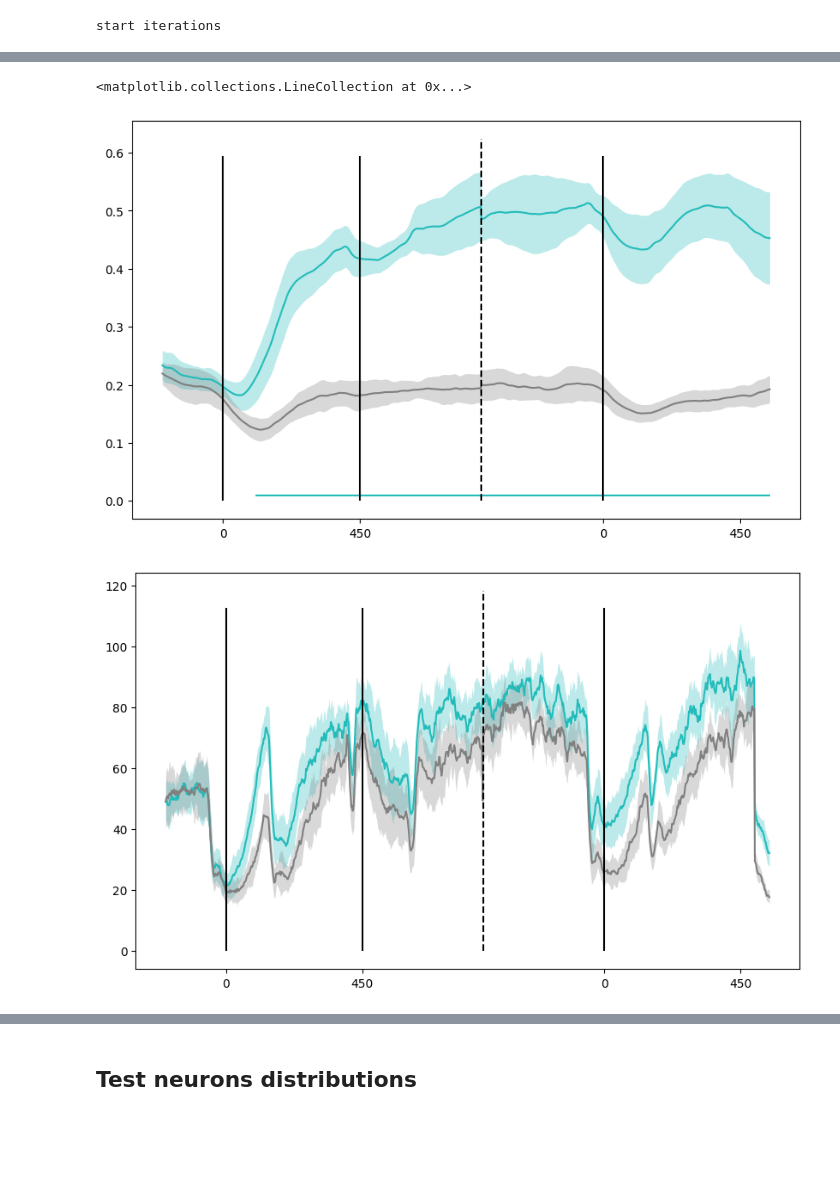
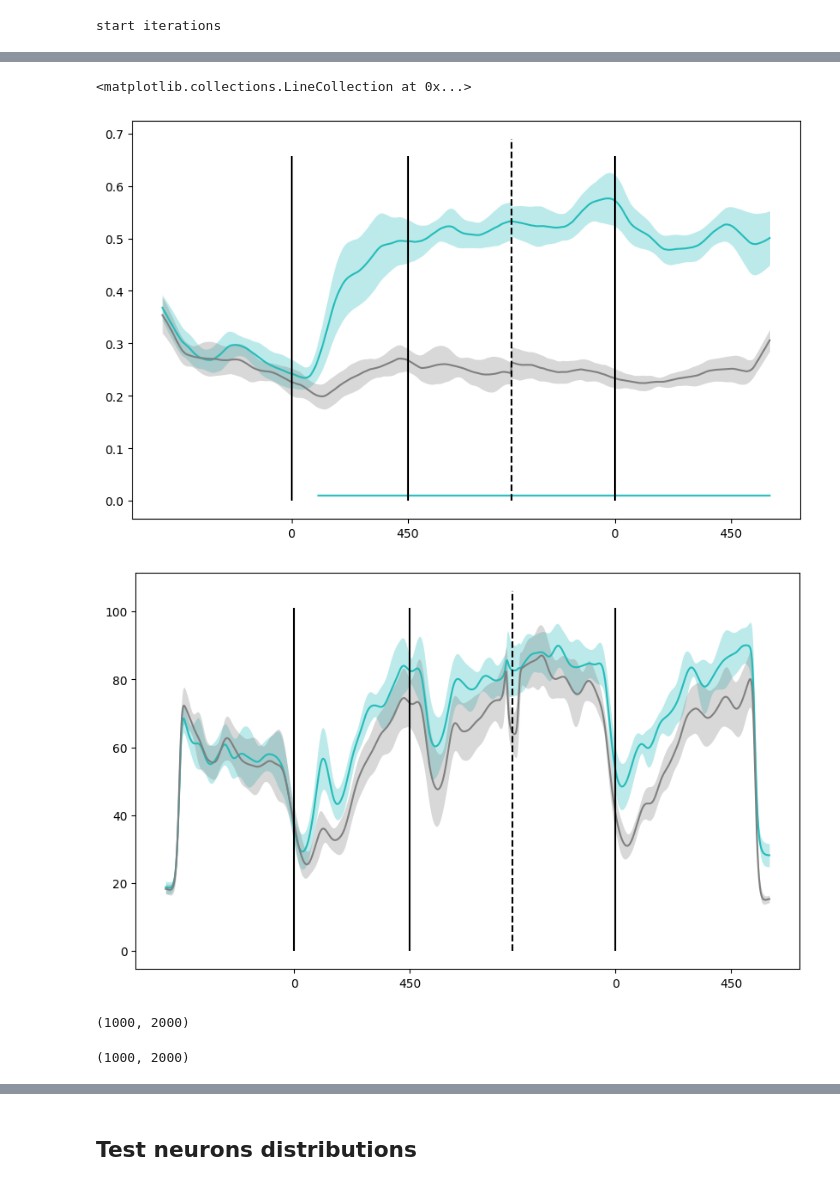
Before and after one commit to Ibos-lab/Users, a Jupyter notebook: losadac/population_distance/population_distance.ipynb, the cells around one changed output, grey strips where cells are left out. Saved outputs shown, nothing was run; the diff lists cells and outputs as text; code cells hidden in the pictures; blank space fills up the shorter version.

```diff
--- a/losadac/population_distance/population_distance.ipynb
+++ b/losadac/population_distance/population_distance.ipynb
@@ -564,10 +582,14 @@ def get_distance(data, rng, min_trials, metric, select_n_neu=100):
     dtime=1
 
     v0 = (np.diff(reshape_pc[:,0,:],n=dtime,axis=1) / dtime)
+    v0 = convolve_signal(v0,fs = 1000,w_size=0.1,w_std=0.015,axis=-1)
     v1 = (np.diff(reshape_pc[:,1,:],n=dtime,axis=1) / dtime)
+    v1 = convolve_signal(v1,fs = 1000,w_size=0.1,w_std=0.015,axis=-1)
 
     v0g = (np.diff(fr_groups[:,0,:],n=dtime,axis=1) / dtime)
+    v0g = convolve_signal(v0g,fs = 1000,w_size=0.1,w_std=0.015,axis=-1)
     v1g = (np.diff(fr_groups[:,1,:],n=dtime,axis=1) / dtime)
+    v1g = convolve_signal(v1g,fs = 1000,w_size=0.1,w_std=0.015,axis=-1)
 
 
 
@@ -631,7 +653,7 @@ def compute_distance(
     time_before_t1on,
     avgwin,
     step,
-    min_sp_sec,
+    #min_sp_sec,
     n_test,
     min_trials,
     nonmatch,
@@ -672,7 +694,7 @@ def compute_distance(
         nonmatch=nonmatch,
         avgwin=avgwin,
         step=step,
-        n_sp_sec=min_sp_sec,
+        #n_sp_sec=min_sp_sec,
         norm=norm,
         zscore=zscore,
         include_nid=include_nid,
@@ -736,10 +758,10 @@ preprocessing={
     'n_test' : 1,
     'min_trials' : 25,
     'nonmatch': True,
-    'avgwin' : 20,
-    'step' : 2,
-    'min_sp_sec' : 1,
-    'norm' : False,
+    'avgwin' : 100,
+    'step' : 1,
+    #'min_sp_sec' : 0,
+    'norm' : True,
     'zscore' : False,
     'select_n_neu' : 100,
     'percentile':True,
@@ -768,7 +789,7 @@ def perm_test(x,y):
     return p
 color={'lip': '#23BCBA','pfc':'#B6BD32','v4':'#8F4A9D'}
 # %%
-step=2
+step=1
 # %%
 area='lip'
 ia=0
@@ -782,43 +803,43 @@ latency,_=smetrics.find_latency(
     p_value=1-p, win=75, step= 1, p_treshold= 0.05
     )
 p[:latency]=np.nan
-latency=latency-200/step
+latency=latency-500/step
 
-_=plt.plot(np.arange(len(p))-200/step,np.mean(d,axis=0),color=color[area],label=area+'(n:'+str(res.distance['n_neurons'])+') - Lat='+str(latency))
+_=plt.plot(np.arange(len(p))-500/step,np.mean(d,axis=0),color=color[area],label=area+'(n:'+str(res.distance['n_neurons'])+') - Lat='+str(latency))
 yerr=np.std(d,axis=0)
-plt.fill_between(np.arange(len(p))-200/step,np.mean(d,axis=0)-yerr,np.mean(d,axis=0)+yerr,color=color[area],alpha=0.3,linewidth=0.0)
+plt.fill_between(np.arange(len(p))-500/step,np.mean(d,axis=0)-yerr,np.mean(d,axis=0)+yerr,color=color[area],alpha=0.3,linewidth=0.0)
 
-_=plt.plot(np.arange(len(p))-200/step,np.mean(fd,axis=0),color='grey',label=area+'(n:'+str(res.distance['n_neurons'])+') - Lat='+str(latency))
+_=plt.plot(np.arange(len(p))-500/step,np.mean(fd,axis=0),color='grey',label=area+'(n:'+str(res.distance['n_neurons'])+') - Lat='+str(latency))
 yerr=np.std(fd,axis=0)
-plt.fill_between(np.arange(len(p))-200/step,np.mean(fd,axis=0)-yerr,np.mean(fd,axis=0)+yerr,color='grey',alpha=0.3,linewidth=0.0)
+plt.fill_between(np.arange(len(p))-500/step,np.mean(fd,axis=0)-yerr,np.mean(fd,axis=0)+yerr,color='grey',alpha=0.3,linewidth=0.0)
 
-_=plt.plot(np.arange(len(p))-200/step,(p/100)-(ia/100),color=color[area])
+_=plt.plot(np.arange(len(p))-500/step,(p/100)-(ia/100),color=color[area])
 
 ax.set_xticks([0/step, 450/step, 1250/step, 1700/step])
 ax.set_xticklabels(["0", "450", "0", "450"])
 ax.vlines([0/step, 450/step, (450 + 400 + 400)/step],0,ax.get_ylim()[1],color="k",linestyles="-")
 ax.vlines([850/step],0,ax.get_ylim()[1],color="k",linestyles="--")
 # -------------------------------
 ia=0
 fig,ax=plt.subplots(figsize=(10,6))
 d=(res.distance['distv_n_nn'])*180/np.pi
 fd=(res.distance['distv_fake_n_nn'])*180/np.pi
 
-_=plt.plot(np.arange(len(p)-1)-200/step,np.mean(d,axis=0),color=color[area],label=area+'(n:'+str(res.distance['n_neurons'])+') - Lat='+str(latency))
+_=plt.plot(np.arange(len(p)-1)-500/step,np.mean(d,axis=0),color=color[area],label=area+'(n:'+str(res.distance['n_neurons'])+') - Lat='+str(latency))
 yerr=np.std(d,axis=0)
-plt.fill_between(np.arange(len(p)-1)-200/step,np.mean(d,axis=0)-yerr,np.mean(d,axis=0)+yerr,color=color[area],alpha=0.3,linewidth=0.0)
+plt.fill_between(np.arange(len(p)-1)-500/step,np.mean(d,axis=0)-yerr,np.mean(d,axis=0)+yerr,color=color[area],alpha=0.3,linewidth=0.0)
 
-_=plt.plot(np.arange(len(p)-1)-200/step,np.mean(fd,axis=0),color='grey',label=area+'(n:'+str(res.distance['n_neurons'])+') - Lat='+str(latency))
+_=plt.plot(np.arange(len(p)-1)-500/step,np.mean(fd,axis=0),color='grey',label=area+'(n:'+str(res.distance['n_neurons'])+') - Lat='+str(latency))
 yerr=np.std(fd,axis=0)
-plt.fill_between(np.arange(len(p)-1)-200/step,np.mean(fd,axis=0)-yerr,np.mean(fd,axis=0)+yerr,color='grey',alpha=0.3,linewidth=0.0)
+plt.fill_between(np.arange(len(p)-1)-500/step,np.mean(fd,axis=0)-yerr,np.mean(fd,axis=0)+yerr,color='grey',alpha=0.3,linewidth=0.0)
 
-#_=plt.plot(np.arange(len(p))-200/step,(p/100)-(ia/100),color=color[area])
+#_=plt.plot(np.arange(len(p))-500/step,(p/100)-(ia/100),color=color[area])
 
 ax.set_xticks([0/step, 450/step, 1250/step, 1700/step])
 ax.set_xticklabels(["0", "450", "0", "450"])
 ax.vlines([0/step, 450/step, (450 + 400 + 400)/step],0,ax.get_ylim()[1],color="k",linestyles="-")
 ax.vlines([850/step],0,ax.get_ylim()[1],color="k",linestyles="--")
 # %% [output]
 <matplotlib.collections.LineCollection at 0x...>
-[figure, old version]
+[figure, new version]
-[figure, old version]
+[figure, new version]
@@ -824,0 +857,8 @@ ax.vlines([850/step],0,ax.get_ylim()[1],color="k",linestyles="--")
+# %%
+d.shape
+# %% [output]
+(1000, 2000)
+# %%
+dang.shape
+# %% [output]
+(1000, 2000)
```
Also changed, not shown: parts of 26 cells of this notebook.
